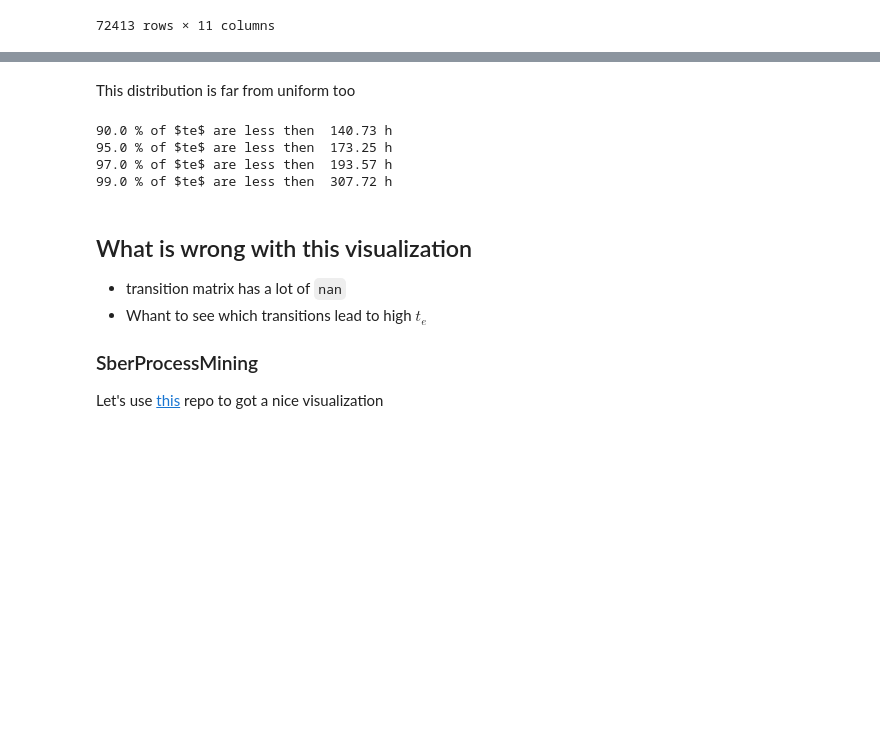
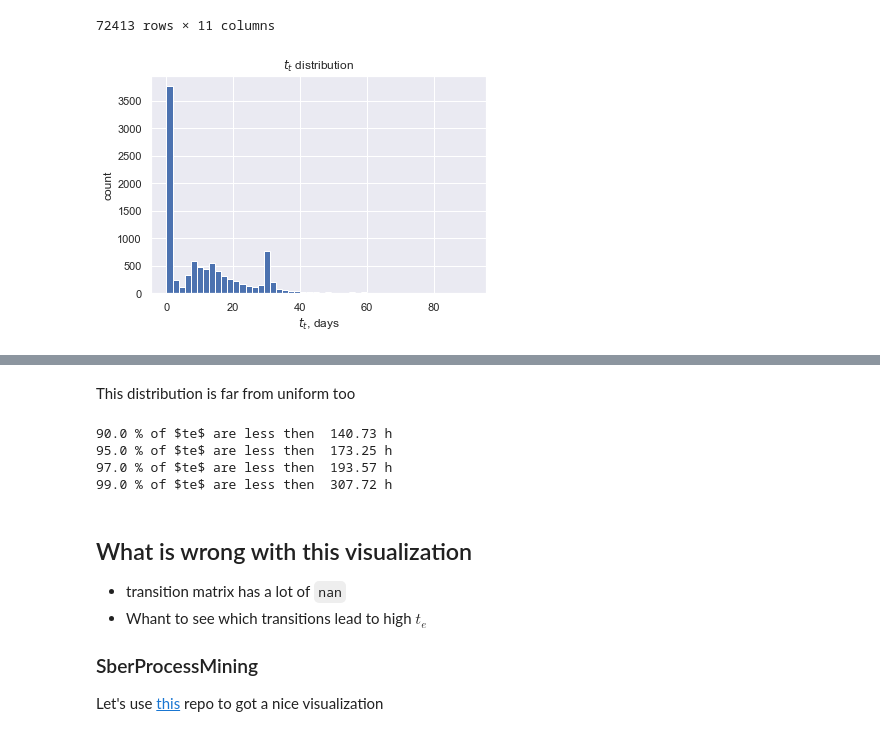
Before and after one commit to lemikhovalex/rl4pm, a Jupyter notebook: 00_visualization.ipynb, the cells around one changed output, grey strips where cells are left out. Cells and saved outputs as stored; diff of their text form; code cells hidden in the pictures; blank space fills up the shorter version.

```diff
--- a/00_visualization.ipynb
+++ b/00_visualization.ipynb
@@ -239,5 +239,13 @@ df_preprocessed
 # %%
 tts = []
 for _tid in set(df_preprocessed['trace_id'].values):
     tts.append(df_preprocessed[df_preprocessed['trace_id']==_tid]['tt'].values[-1])
+
+plt.hist(np.array(tts) / 3600 / 24, bins=50)
+plt.title('$t_t$ distribution')
+plt.xlabel('$t_t$, days')
+plt.ylabel('count')
+plt.show()
+# %% [output]
+[figure, added]
 # %%
```
Also changed, not shown: parts of 17 cells of this notebook, 1 other file.
